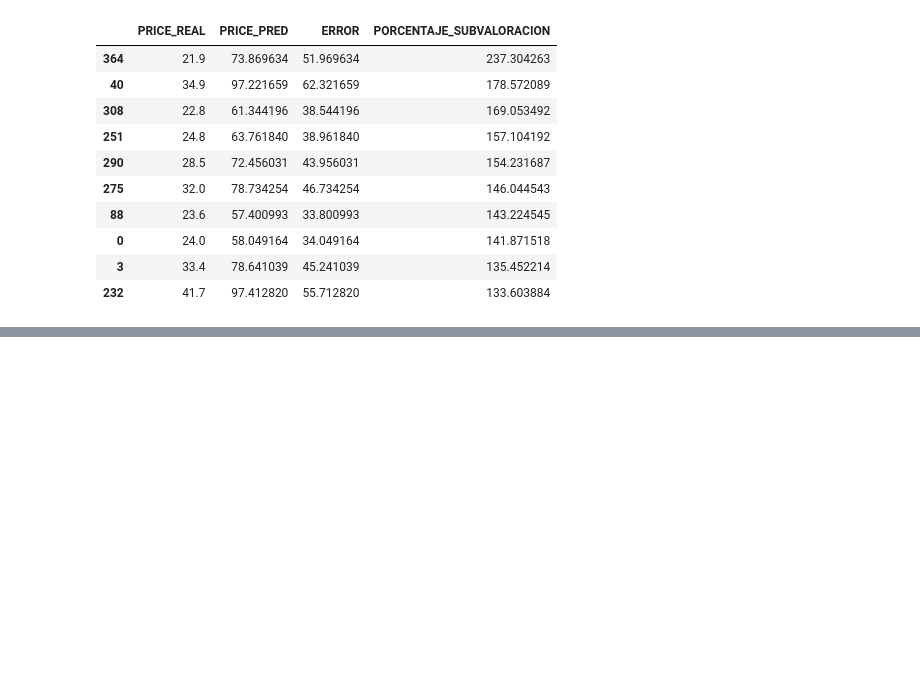
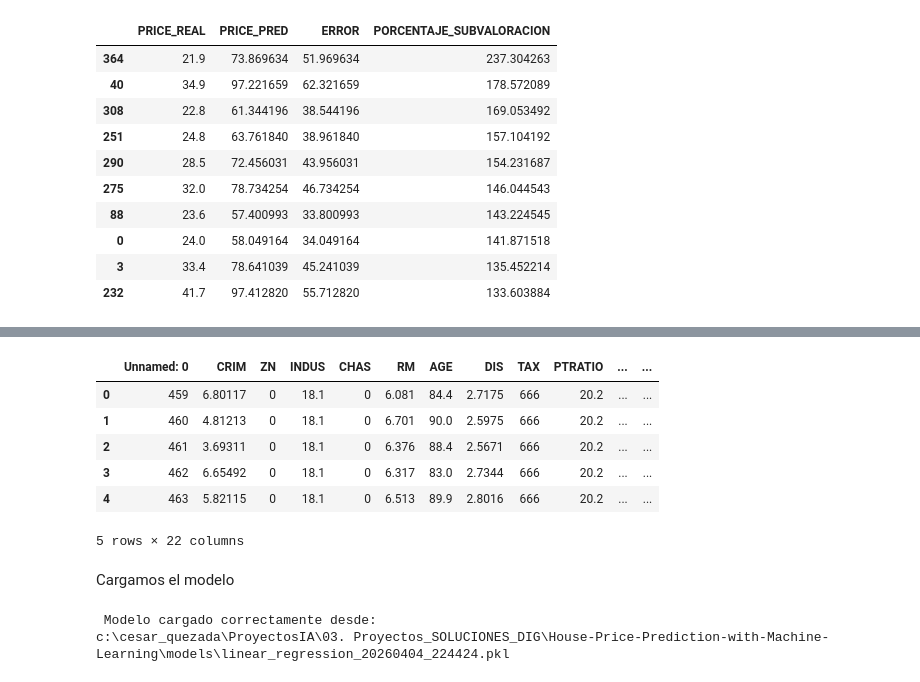
Before and after one commit to cesarqb/House-Price-Prediction-with-Machine-Learning, a Jupyter notebook: notebooks/housing_price_modeling.ipynb, the cells around one changed output, grey strips where cells are left out. Cells and saved outputs as stored; diff of their text form; code cells hidden in the pictures; blank space fills up the shorter version.

```diff
--- a/notebooks/housing_price_modeling.ipynb
+++ b/notebooks/housing_price_modeling.ipynb
@@ -946,0 +971,20 @@ subvaloradas[
+# %%
+vivienda_new = preparar_nueva_data(vivienda_new)
+# %%
+vivienda_new.head()
+# %% [output]
+|  | Unnamed: 0 | CRIM | ZN | INDUS | CHAS | RM | AGE | DIS | TAX | PTRATIO | ... | ... |
+| 0 | 459 | 6.80117 | 0 | 18.1 | 0 | 6.081 | 84.4 | 2.7175 | 666 | 20.2 | ... | ... |
+| 1 | 460 | 4.81213 | 0 | 18.1 | 0 | 6.701 | 90.0 | 2.5975 | 666 | 20.2 | ... | ... |
+| 2 | 461 | 3.69311 | 0 | 18.1 | 0 | 6.376 | 88.4 | 2.5671 | 666 | 20.2 | ... | ... |
+| 3 | 462 | 6.65492 | 0 | 18.1 | 0 | 6.317 | 83.0 | 2.7344 | 666 | 20.2 | ... | ... |
+| 4 | 463 | 5.82115 | 0 | 18.1 | 0 | 6.513 | 89.9 | 2.8016 | 666 | 20.2 | ... | ... |
+5 rows × 22 columns
+# %% [markdown]
+Cargamos el modelo
+# %%
+# Cargando el modelo ganador
+model = cargar_modelo("linear_regression_20260404_224424.pkl")
+# %% [output]
+ Modelo cargado correctamente desde:
+c:\cesar_quezada\ProyectosIA\03. Proyectos_SOLUCIONES_DIG\House-Price-Prediction-with-Machine-Learning\models\linear_regression_20260404_224424.pkl
```
Also changed, not shown: parts of 11 cells of this notebook, 4 other files.
